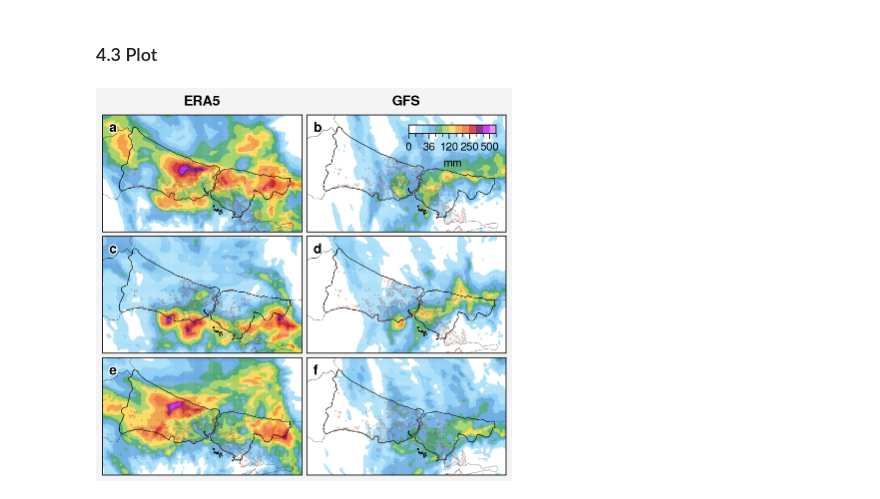
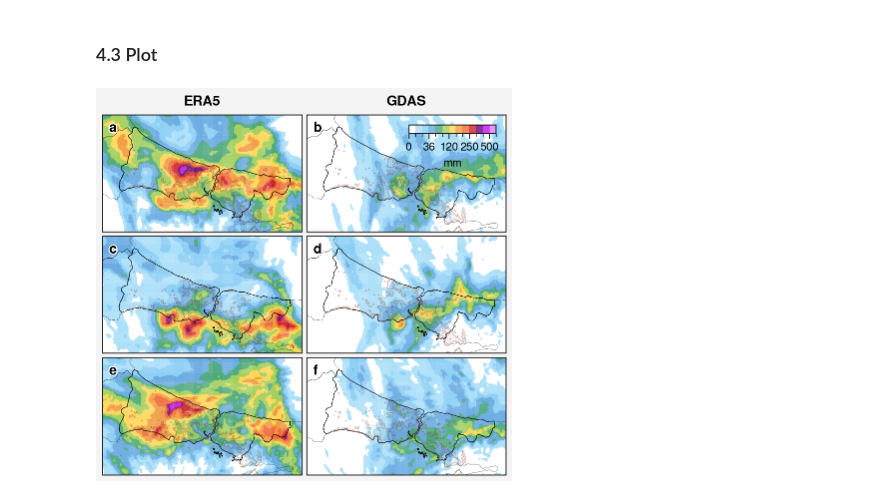
Before and after one commit to donmezkutay/Urban-Precipitation-Article-Istanbul, a Jupyter notebook: combined_precipitation_spatial_daily.ipynb, the cells around one changed output. Drawn from its saved outputs; the diff is of its cells as text; code cells hidden in the pictures.

```diff
--- a/combined_precipitation_spatial_daily.ipynb
+++ b/combined_precipitation_spatial_daily.ipynb
@@ -205,7 +205,7 @@ axs.format(lonlim=(27.69171143+0.10, 30.04271274),
            longrid=False,
            latgrid = False)
 
-axs.format(collabels=['ERA5', 'GFS'],
+axs.format(collabels=['ERA5', 'GDAS'],
            #collabels=['08UTC', '09UTC', '10UTC', '11UTC']
            )
 
@@ -287,31 +287,31 @@ mesh = axs[5].pcolormesh(dt_daily_urban_gfs['lon'],
 
 # urban borders
 for t in range(graphic_no):
 
     contour = axs[t].contourf(dt_border['lon'],
                             dt_border['lat'],
                             dt_border,
                             lw = 0.1,
                             alpha = 0.05,
 
                             )
 
 # colorbars
 axs[1].colorbar(mesh,
                  label='mm',
                  ticks = ticks,
                  loc='ur', length=7,  # length is em widths
                  tickminor=True, alpha=0.5,
                  width=0.7,
                  labelsize = 8,
                  ticklabelsize = 8,
                  frame=False,
                  pad = 0.8
                 )
 
 #save figure
 plt.savefig(r'pictures/combined_precipitation_daily.jpeg',
             bbox_inches='tight', optimize=True,
             progressive=True, dpi=1000)
 # %% [output]
-[figure, old version]
+[figure, new version]
```
Also changed, not shown: 5 other files.
